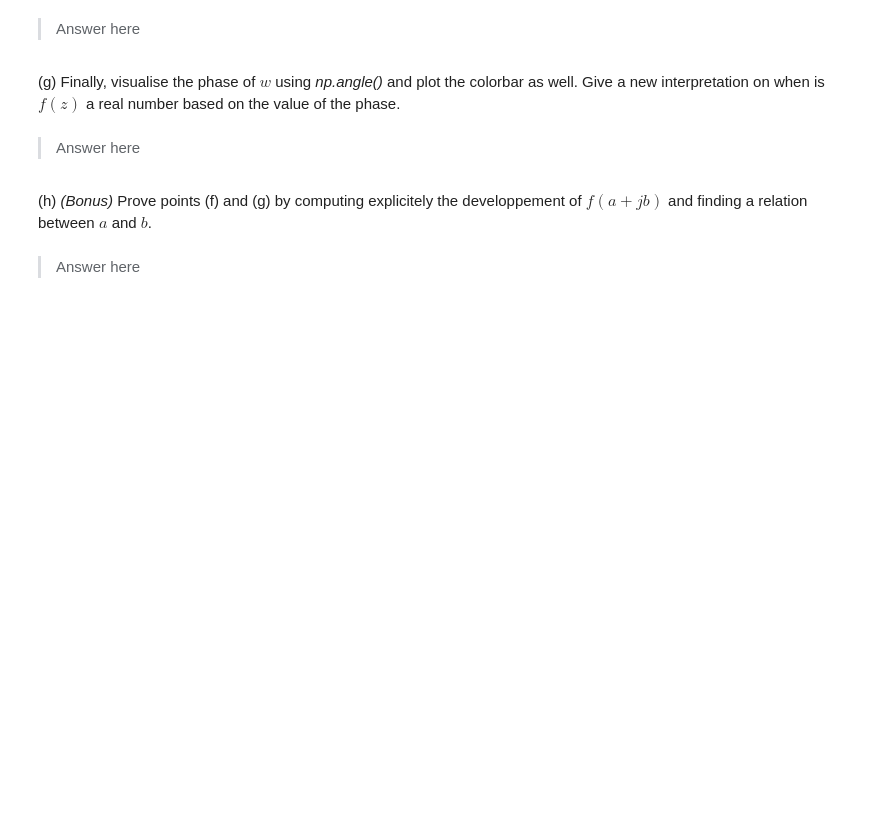
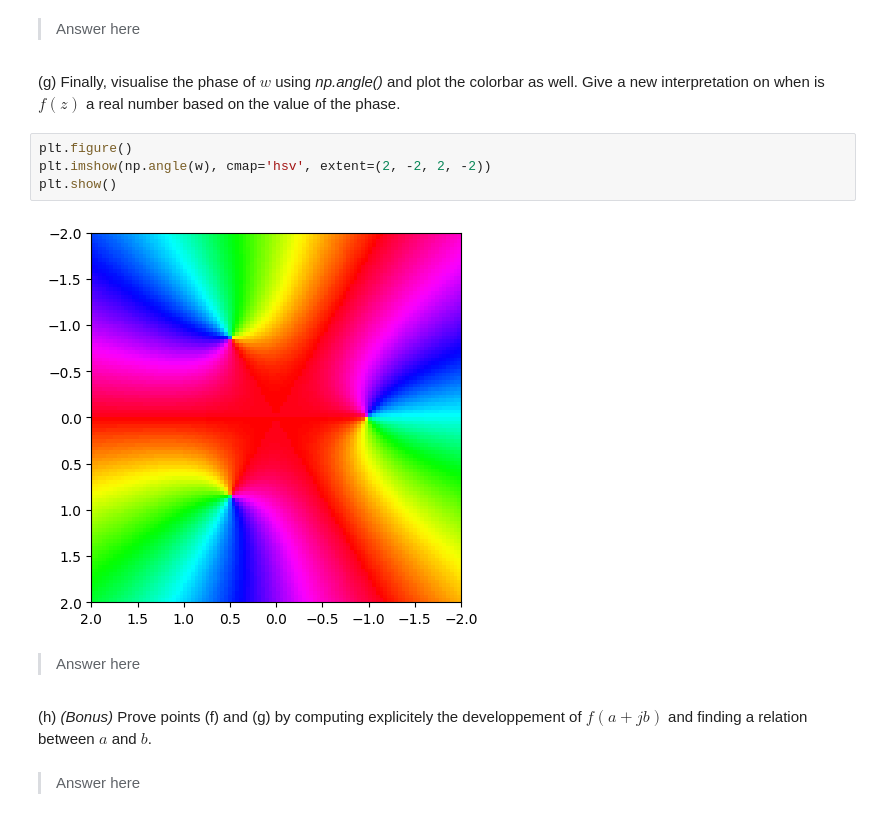
Before and after one commit to Arkanthara/digital_image_processing, a Jupyter notebook: TP7_donnet_michel.ipynb, the cells around one changed output. Saved outputs shown, nothing was run; the diff lists cells and outputs as text; blank space fills up the shorter version.

```diff
--- a/TP7_donnet_michel.ipynb
+++ b/TP7_donnet_michel.ipynb
@@ -80,6 +162,12 @@ Instead of visualizing directly $|w|$,  first apply the transformation $m = \log
 > Answer here
 # %% [markdown]
 (g) Finally, visualise the phase of $w$ using *np.angle()* and plot the colorbar as well. Give a new interpretation on when is $f(z)$ a real number based on the value of the phase.
+# %%
+plt.figure()
+plt.imshow(np.angle(w), cmap='hsv', extent=(2, -2, 2, -2))
+plt.show()
+# %% [output]
+[figure, added]
 # %% [markdown]
 > Answer here
 # %% [markdown]
```
Also changed, not shown: parts of 11 cells of this notebook.
